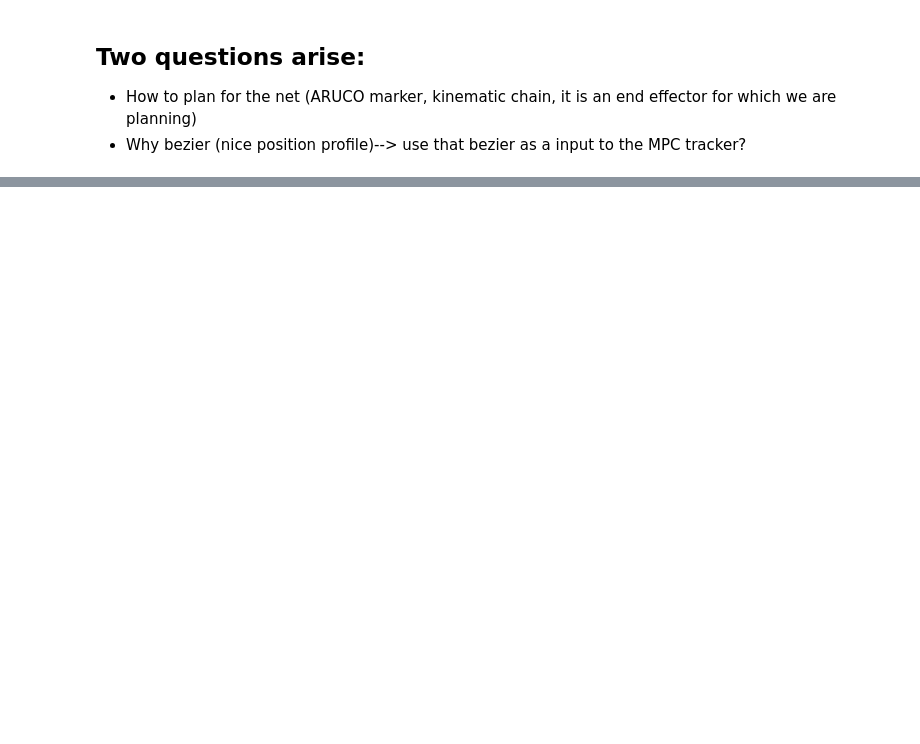
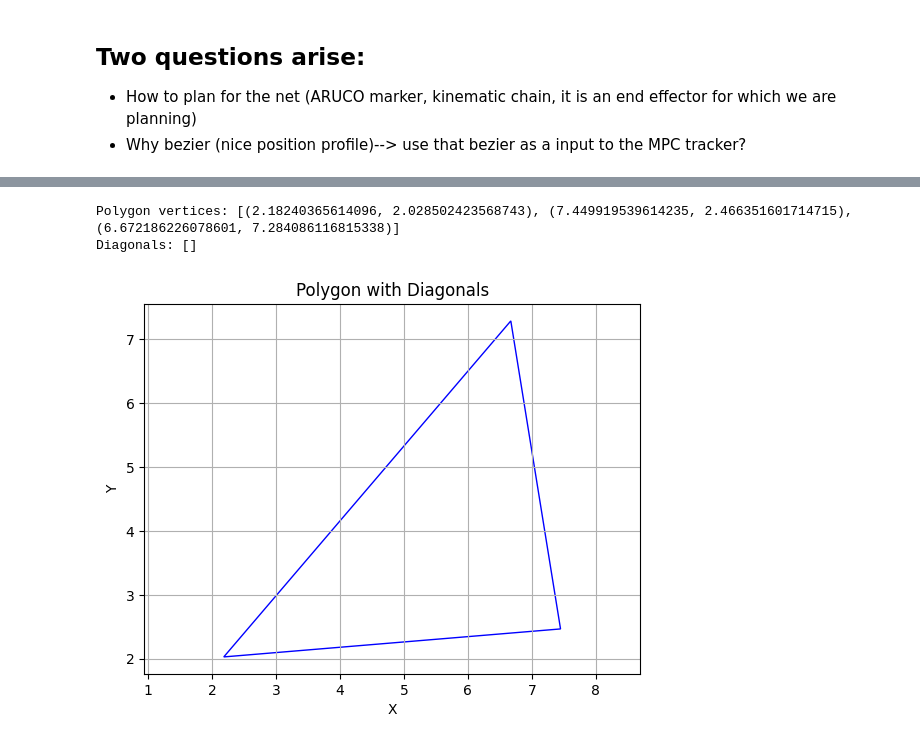
Before and after one commit to fzoric8/ros_utils, a Jupyter notebook: play/BezierLitterPickup.ipynb, the cells around one changed output, grey strips where cells are left out. Saved outputs shown, nothing was run; the diff lists cells and outputs as text; code cells hidden in the pictures; blank space fills up the shorter version.

```diff
--- a/play/BezierLitterPickup.ipynb
+++ b/play/BezierLitterPickup.ipynb
@@ -184,0 +299,57 @@ from mpl_toolkits.mplot3d import Axes3D
+# %%
+def calculate_diagonals(polygon):
+    num_vertices = len(polygon)
+    diagonals = []
+
+    for i in range(num_vertices):
+        for j in range(i + 2, num_vertices + i - 1):
+            j %= num_vertices
+            if j != i and j != (i + 1) % num_vertices:
+                diagonals.append((polygon[i], polygon[j]))
+
+    return diagonals
+
+def plot_polygon_with_diagonals(polygon, diagonals):
+    # Extract x and y coordinates from the polygon
+    x_coords, y_coords = zip(*polygon)
+
+    # Close the polygon by repeating the first vertex at the end
+    x_coords += (x_coords[0],)
+    y_coords += (y_coords[0],)
+
+    # Plot the polygon using matplotlib patch
+    fig, ax = plt.subplots()
+    polygon_patch = patches.Polygon(xy=list(zip(x_coords, y_coords)), edgecolor='b', facecolor='none')
+    ax.add_patch(polygon_patch)
+
+    # Plot the diagonals
+    for diagonal in diagonals:
+        x_coords, y_coords = zip(*diagonal)
+        plt.plot(x_coords, y_coords, 'r--')
+
+    # Set axis limits and labels
+    plt.xlim(min(x_coords) - 1, max(x_coords) + 1)
+    plt.ylim(min(y_coords) - 1, max(y_coords) + 1)
+    plt.xlabel('X')
+    plt.ylabel('Y')
+    plt.title('Polygon with Diagonals')
+    plt.grid(True)
+    plt.axis('equal')
+    plt.show()
+
+# Example usage:
+num_vertices = 3
+width = 10
+height = 10
+random_polygon = generate_convex_polygon(num_vertices, width, height)
+print("Polygon vertices:", random_polygon)
+
+diagonals = calculate_diagonals(random_polygon)
+print("Diagonals:", diagonals)
+# %% [output]
+Polygon vertices: [(2.18240365614096, 2.028502423568743), (7.449919539614235, 2.466351601714715), (6.672186226078601, 7.284086116815338)]
+Diagonals: []
+# %%
+plot_polygon_with_diagonals(random_polygon, diagonals)
+# %% [output]
+[figure, added]
```
Also changed, not shown: parts of 16 cells of this notebook.
